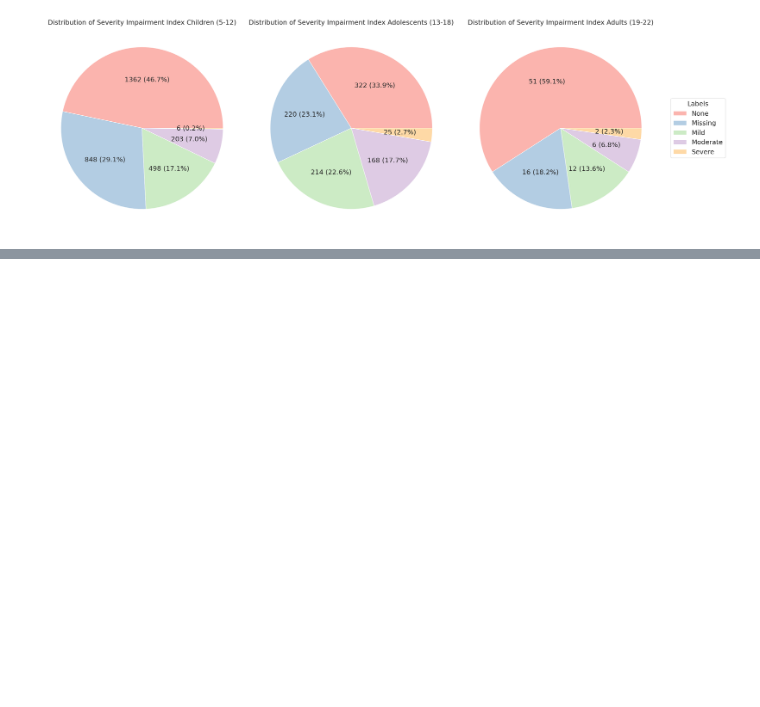
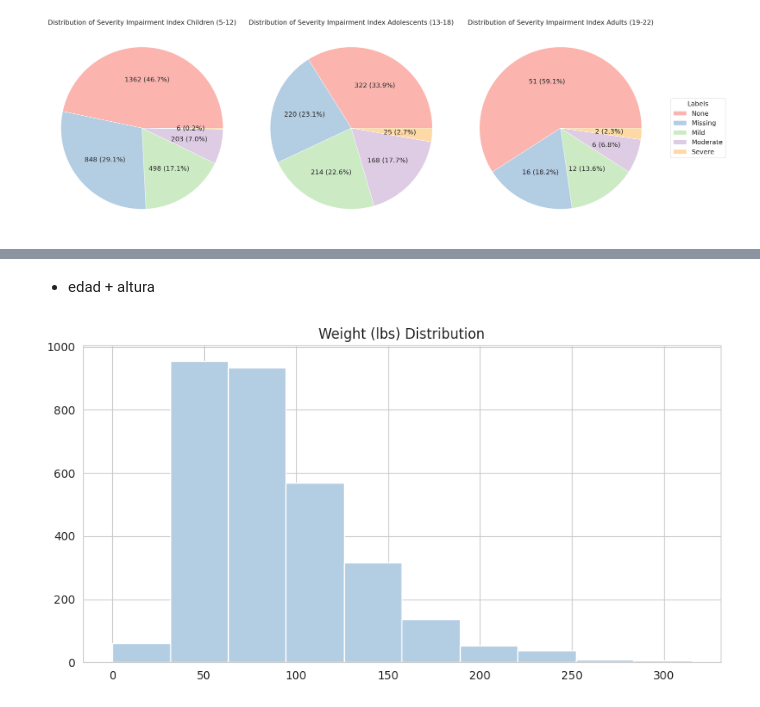
Before and after one commit to datateamclub/project_child_problematic_internet_use_03, a Jupyter notebook: internet_use_v3.ipynb, the cells around one changed output, grey strips where cells are left out. Drawn from its saved outputs; the diff is of its cells as text; code cells hidden in the pictures; blank space fills up the shorter version.

```diff
--- a/internet_use_v3.ipynb
+++ b/internet_use_v3.ipynb
@@ -413,0 +445,9 @@ display()
+# %% [markdown]
++ edad + altura
+# %%
+plt.figure(figsize=(10, 5))
+plt.hist(df_train['Physical-Weight'], color=plt.cm.Pastel1.colors[1], bins=10)
+plt.title("Weight (lbs) Distribution")
+display()
+# %% [output]
+[figure, added]
```
Also changed, not shown: parts of 10 cells of this notebook.
